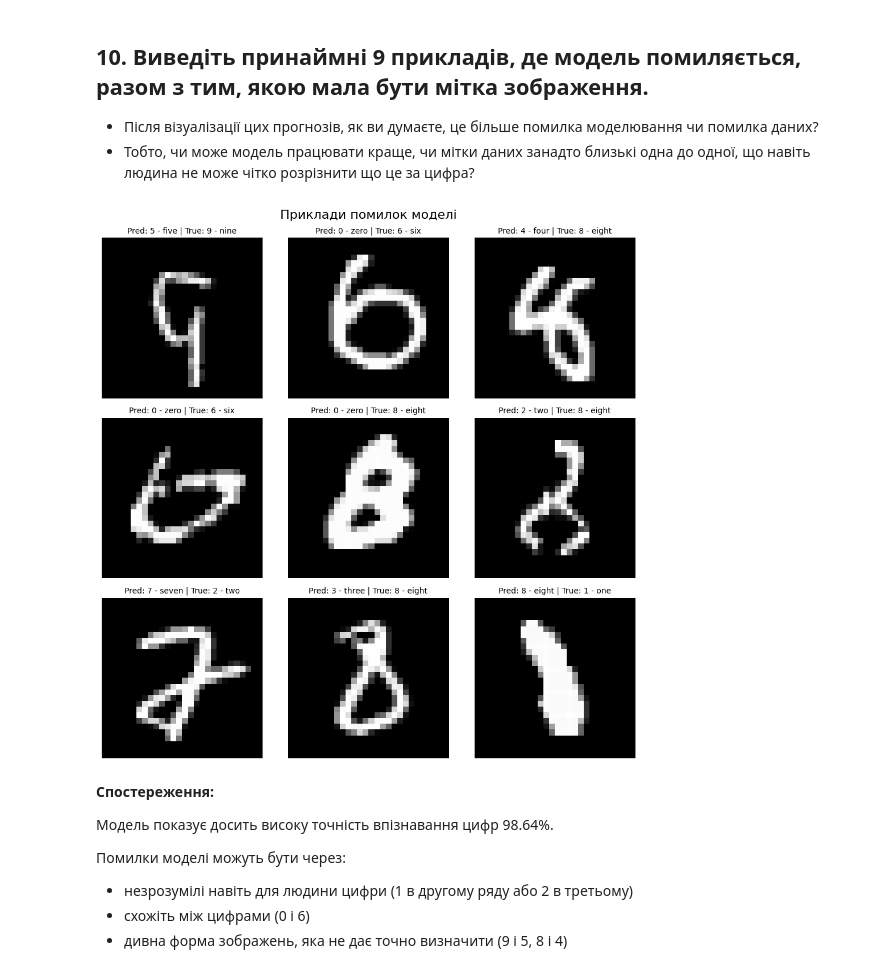
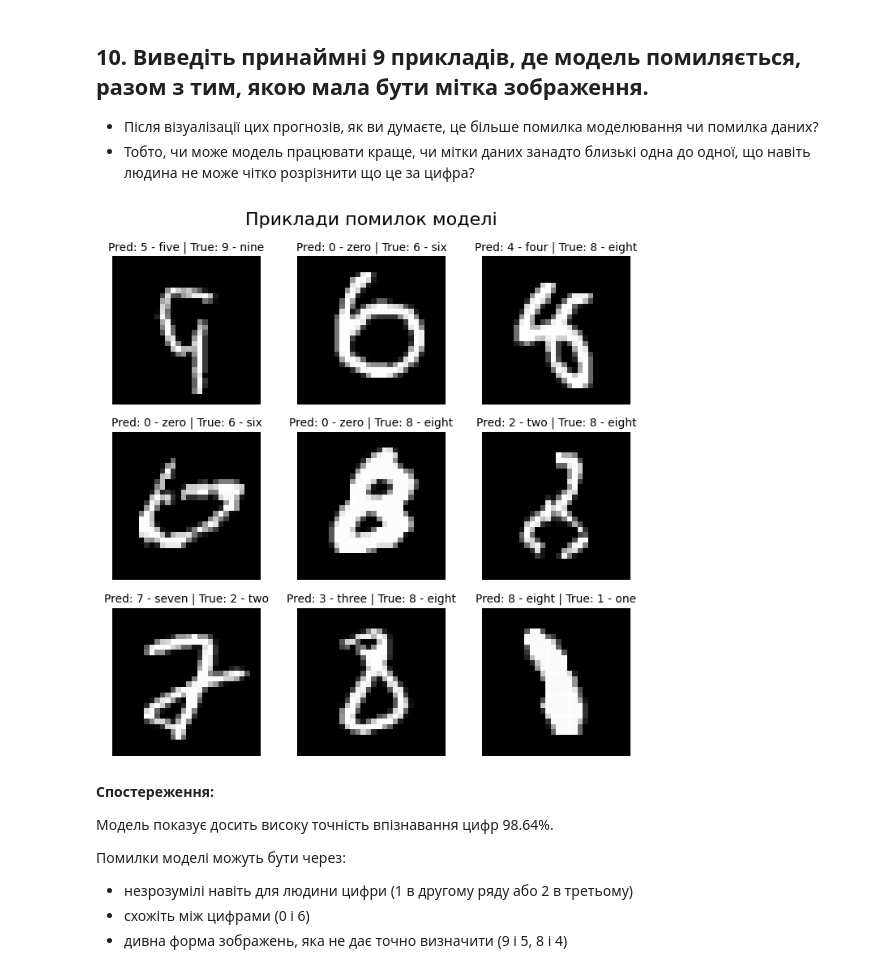
Before and after one commit to Alenushka2013/ML_for_people_tasks, a Jupyter notebook: HW_7_Computer_Vision_with_PyTorch_Excercises.ipynb, the cells around one changed output. Saved outputs shown, nothing was run; the diff lists cells and outputs as text; code cells hidden in the pictures.

```diff
--- a/HW_7_Computer_Vision_with_PyTorch_Excercises.ipynb
+++ b/HW_7_Computer_Vision_with_PyTorch_Excercises.ipynb
@@ -406,24 +404,24 @@ with torch.inference_mode():
 # %%
 if len(wrong_predictions) < 9:
     print(f"Модель працює занадто добре! Знайдено лише {len(wrong_predictions)} помилок.")
 else:
-    plt.figure(figsize=(10, 10))
+    plt.figure(figsize=(7, 7))
     for i, item in enumerate(wrong_predictions):
         plt.subplot(3, 3, i + 1)
 
         plt.imshow(item["image"].squeeze(), cmap="gray")
 
         pred_label = class_names[item["pred"]]
         true_label = class_names[item["true"]]
 
         plt.title(f"Pred: {pred_label} | True: {true_label}",fontsize=10)
         plt.axis(False)
 
     plt.suptitle("Приклади помилок моделі", fontsize=16)
     plt.tight_layout()
     plt.show()
 # %% [output]
-[figure, old version]
+[figure, new version]
 # %% [markdown]
 **Спостереження:**
 
```
Also changed, not shown: parts of 3 cells of this notebook.
